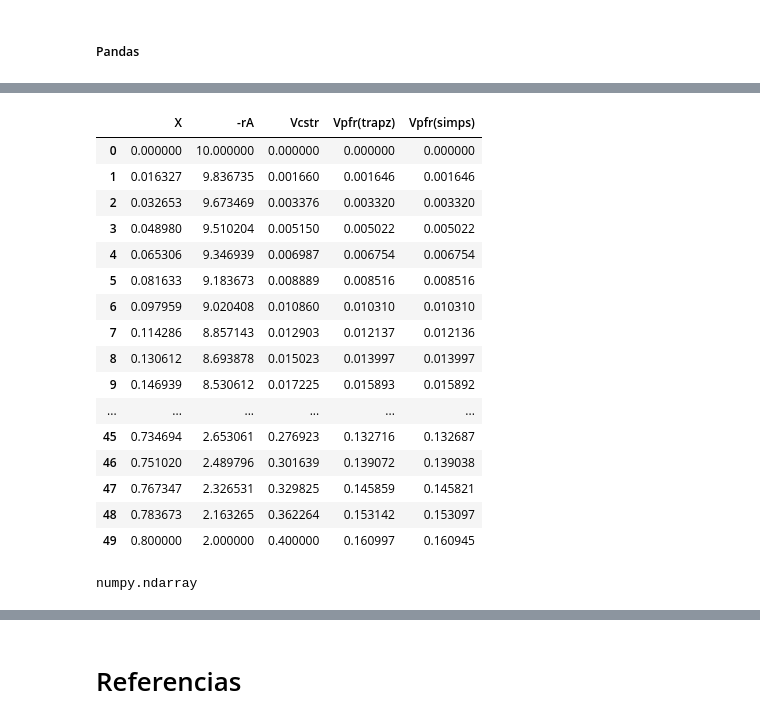
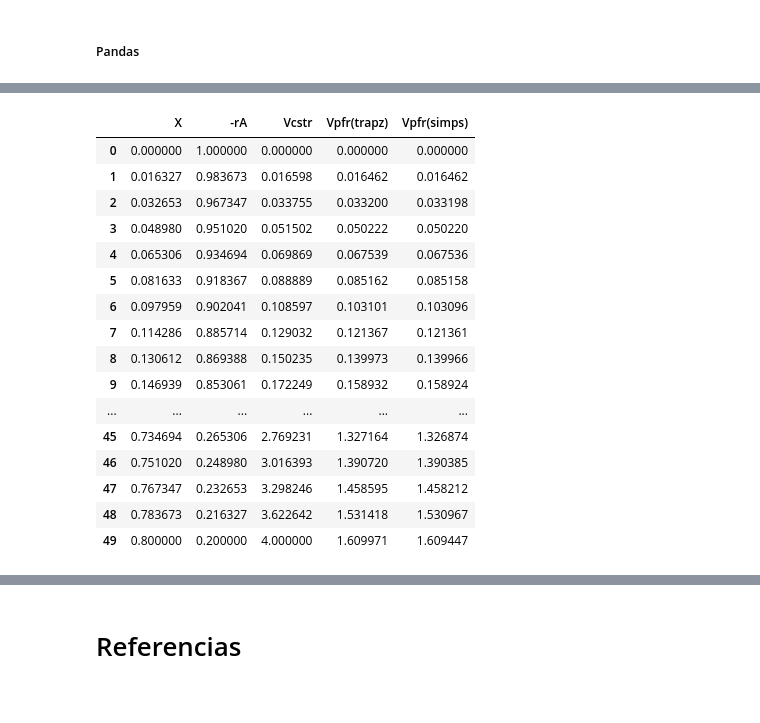
Before and after one commit to eicastroc/Kin_Cinvestav_IngMetalurgica, a Jupyter notebook: 03_Reactores/02_dimensionamiento.ipynb, the cells around one changed output, grey strips where cells are left out. Drawn from its saved outputs; the diff is of its cells as text; code cells hidden in the pictures.

```diff
--- a/03_Reactores/02_dimensionamiento.ipynb
+++ b/03_Reactores/02_dimensionamiento.ipynb
@@ -343,7 +342,7 @@ def rA_O1(k, C0, X):
 # %%
 # Entrada
 FA0 = 1 # [mol.s-1]
-k = 10
+k = 1
 c0 = 1
 X = np.linspace(0, 0.8, 50)
 
@@ -391,39 +390,33 @@ plt.show()
 # %%
 # Estimación volúmenes CSTR
 df["Vcstr"] = df["X"] * df["F/-rA"] #m3
 
 # Estimacion de volúmenes PFR
 df["Vpfr(trapz)"] = 0.0
 df["Vpfr(simps)"] = 0.0
 for idx, row in df.iterrows():
     if idx > 0:
         x = df.loc[:idx, 'X'] # X
         y = df.loc[:idx, 'F/-rA'] # (F/-rA)
         df.at[idx, 'Vpfr(trapz)'] = trapezoid(y, x)
         df.at[idx, 'Vpfr(simps)'] = simpson(y, x)
 
 display(df[["X", "-rA", "Vcstr", "Vpfr(trapz)", "Vpfr(simps)"]])
-
-x = df["X"]
-y = df["F/-rA"]
-VpfrT = cumulative_trapezoid(y, x)
-type(VpfrT)
 # %% [output]
 |  | X | -rA | Vcstr | Vpfr(trapz) | Vpfr(simps) |
-| 0 | 0.000000 | 10.000000 | 0.000000 | 0.000000 | 0.000000 |
-| 1 | 0.016327 | 9.836735 | 0.001660 | 0.001646 | 0.001646 |
-| 2 | 0.032653 | 9.673469 | 0.003376 | 0.003320 | 0.003320 |
-| 3 | 0.048980 | 9.510204 | 0.005150 | 0.005022 | 0.005022 |
-| 4 | 0.065306 | 9.346939 | 0.006987 | 0.006754 | 0.006754 |
-| 5 | 0.081633 | 9.183673 | 0.008889 | 0.008516 | 0.008516 |
-| 6 | 0.097959 | 9.020408 | 0.010860 | 0.010310 | 0.010310 |
-| 7 | 0.114286 | 8.857143 | 0.012903 | 0.012137 | 0.012136 |
-| 8 | 0.130612 | 8.693878 | 0.015023 | 0.013997 | 0.013997 |
-| 9 | 0.146939 | 8.530612 | 0.017225 | 0.015893 | 0.015892 |
+| 0 | 0.000000 | 1.000000 | 0.000000 | 0.000000 | 0.000000 |
+| 1 | 0.016327 | 0.983673 | 0.016598 | 0.016462 | 0.016462 |
+| 2 | 0.032653 | 0.967347 | 0.033755 | 0.033200 | 0.033198 |
+| 3 | 0.048980 | 0.951020 | 0.051502 | 0.050222 | 0.050220 |
+| 4 | 0.065306 | 0.934694 | 0.069869 | 0.067539 | 0.067536 |
+| 5 | 0.081633 | 0.918367 | 0.088889 | 0.085162 | 0.085158 |
+| 6 | 0.097959 | 0.902041 | 0.108597 | 0.103101 | 0.103096 |
+| 7 | 0.114286 | 0.885714 | 0.129032 | 0.121367 | 0.121361 |
+| 8 | 0.130612 | 0.869388 | 0.150235 | 0.139973 | 0.139966 |
+| 9 | 0.146939 | 0.853061 | 0.172249 | 0.158932 | 0.158924 |
 | ... | ... | ... | ... | ... | ... |
-| 45 | 0.734694 | 2.653061 | 0.276923 | 0.132716 | 0.132687 |
-| 46 | 0.751020 | 2.489796 | 0.301639 | 0.139072 | 0.139038 |
-| 47 | 0.767347 | 2.326531 | 0.329825 | 0.145859 | 0.145821 |
-| 48 | 0.783673 | 2.163265 | 0.362264 | 0.153142 | 0.153097 |
-| 49 | 0.800000 | 2.000000 | 0.400000 | 0.160997 | 0.160945 |
+| 45 | 0.734694 | 0.265306 | 2.769231 | 1.327164 | 1.326874 |
+| 46 | 0.751020 | 0.248980 | 3.016393 | 1.390720 | 1.390385 |
+| 47 | 0.767347 | 0.232653 | 3.298246 | 1.458595 | 1.458212 |
+| 48 | 0.783673 | 0.216327 | 3.622642 | 1.531418 | 1.530967 |
+| 49 | 0.800000 | 0.200000 | 4.000000 | 1.609971 | 1.609447 |
-numpy.ndarray
```
Also changed, not shown: parts of 18 cells of this notebook.
